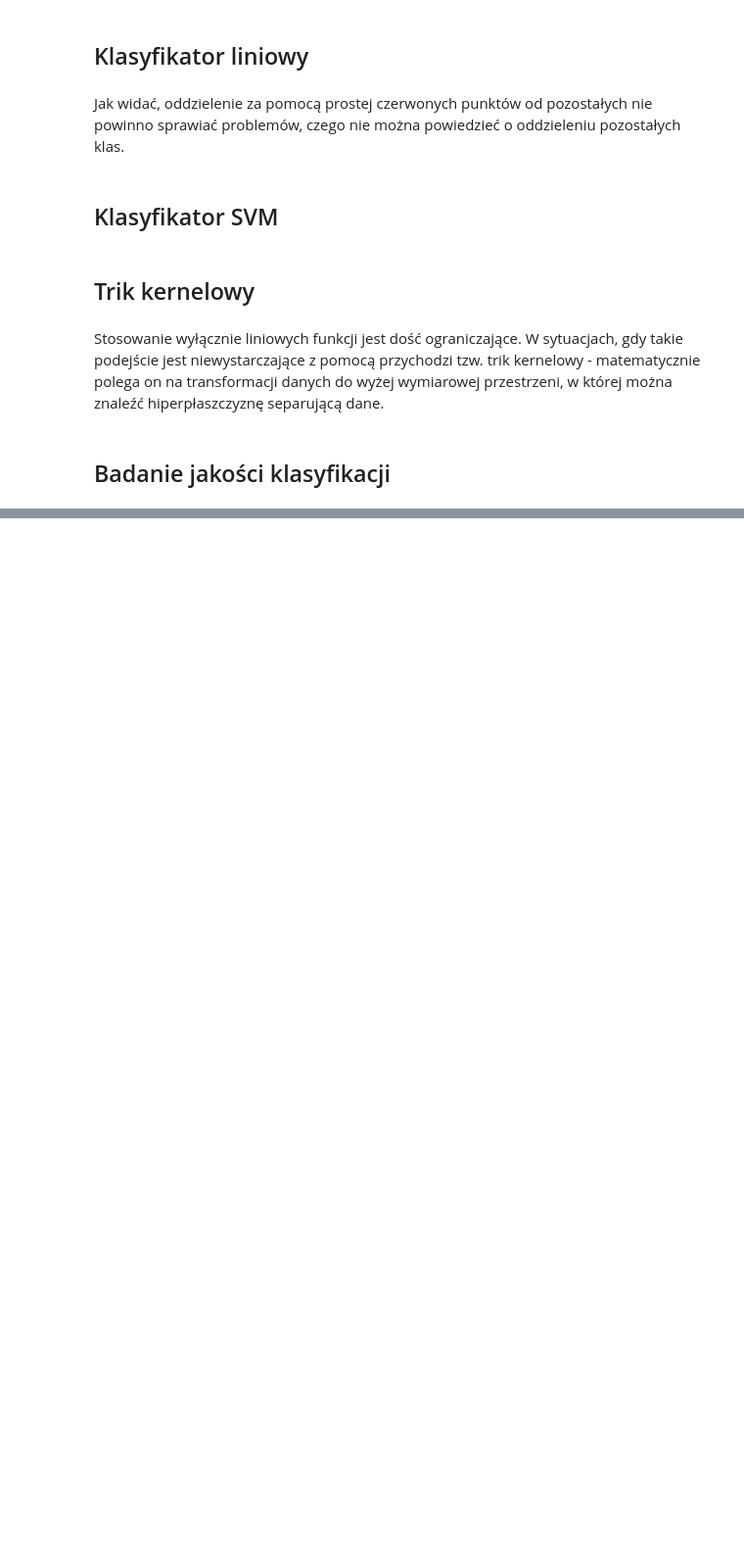
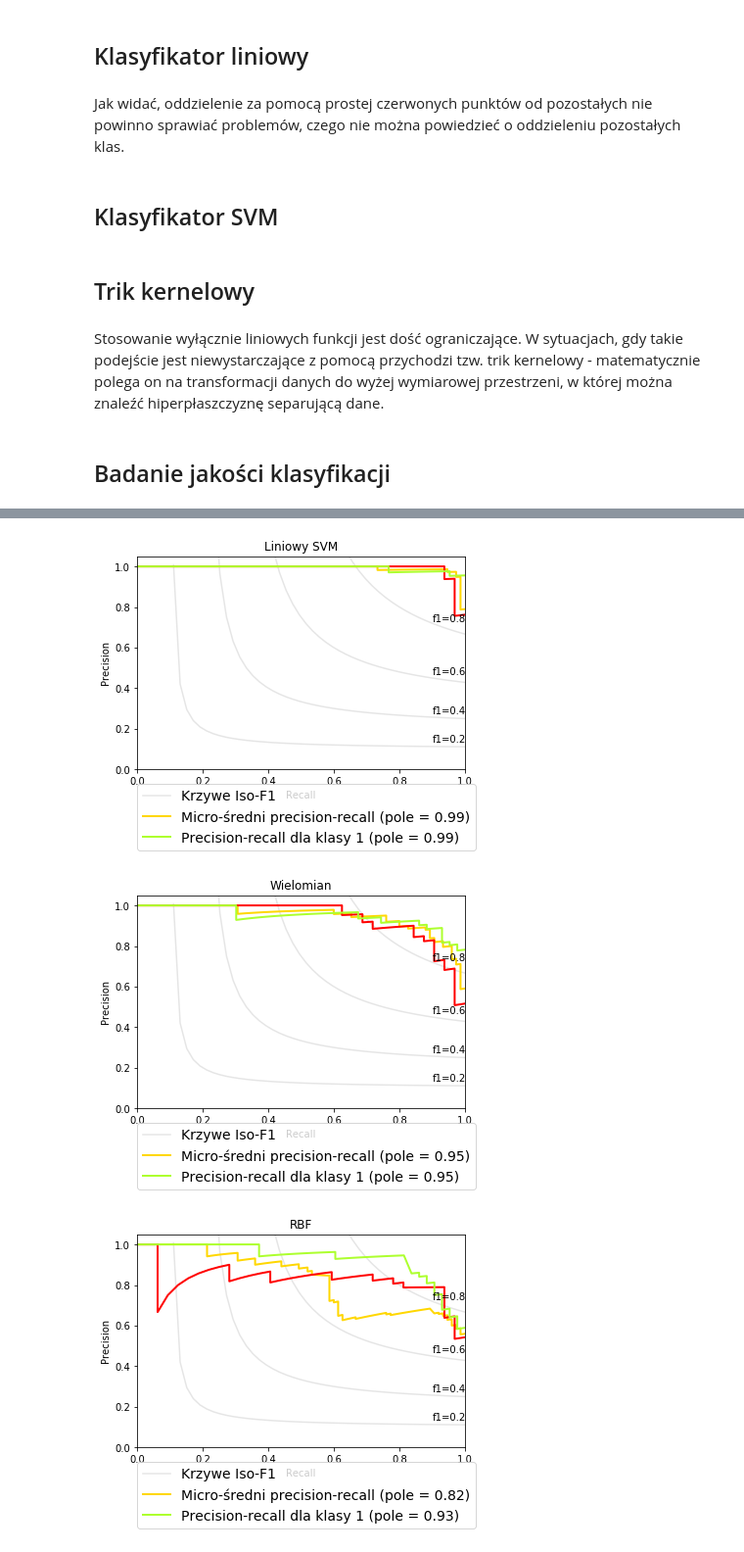
Before and after one commit to pwrobel5/ml-SVM-tutorial, a Jupyter notebook: ml-tutorial-4.ipynb, the cells around one changed output, grey strips where cells are left out. Shown at 98% size. Cells and saved outputs as stored; diff of their text form; code cells hidden in the pictures; blank space fills up the shorter version.

```diff
--- a/ml-tutorial-4.ipynb
+++ b/ml-tutorial-4.ipynb
@@ -267 +348,10 @@ determine_precision_recall(rbf_clf, "RBF")
+# %%
+# PR wraz z miarą F-1
+determine_precision_recall(linear_svc, "Liniowy SVM")
+determine_precision_recall(polynomial_clf, "Wielomian")
+determine_precision_recall(rbf_clf, "RBF")
+# %% [output]
+[figure, added]
+[figure, added]
+[figure, added]
 # %% [markdown]
```
Also changed, not shown: parts of 10 cells of this notebook.
